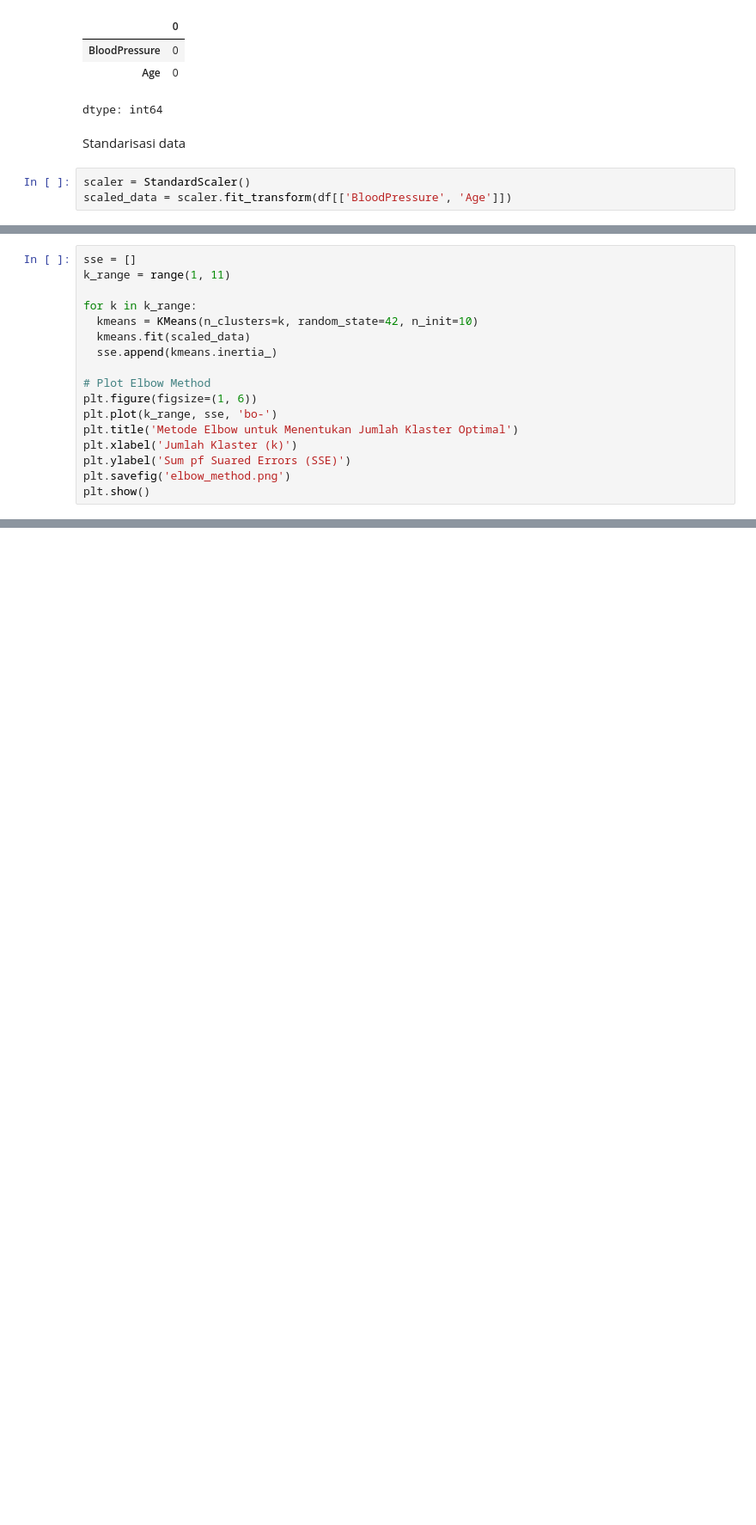
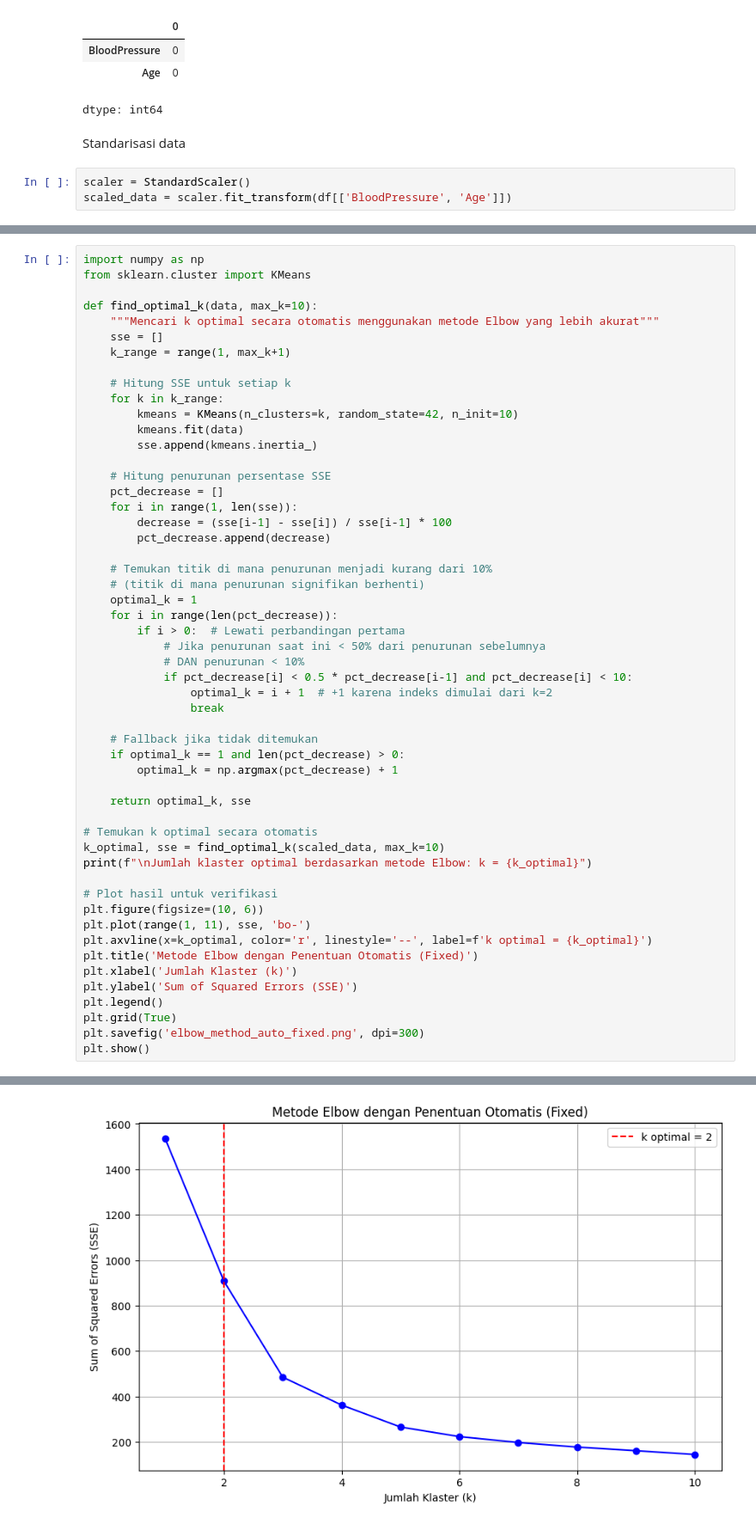
Before and after one commit to LatiefDataVisionary/multivariate-analysis-college-task, a Jupyter notebook: src/KMeans_w11.ipynb, the cells around one changed output, grey strips where cells are left out. Shown at 86% size. Saved outputs shown, nothing was run; the diff lists cells and outputs as text; blank space fills up the shorter version.

```diff
--- a/src/KMeans_w11.ipynb
+++ b/src/KMeans_w11.ipynb
@@ -61,17 +66,0 @@ scaled_data = scaler.fit_transform(df[['BloodPressure', 'Age']])
-# %%
-sse = []
-k_range = range(1, 11)
-
-for k in k_range:
-  kmeans = KMeans(n_clusters=k, random_state=42, n_init=10)
-  kmeans.fit(scaled_data)
-  sse.append(kmeans.inertia_)
-
-# Plot Elbow Method
-plt.figure(figsize=(1, 6))
-plt.plot(k_range, sse, 'bo-')
-plt.title('Metode Elbow untuk Menentukan Jumlah Klaster Optimal')
-plt.xlabel('Jumlah Klaster (k)')
-plt.ylabel('Sum pf Suared Errors (SSE)')
-plt.savefig('elbow_method.png')
-plt.show()
@@ -79,0 +67,54 @@ NameError: name 'scaled_data' is not defined
+# %%
+import numpy as np
+from sklearn.cluster import KMeans
+
+def find_optimal_k(data, max_k=10):
+    """Mencari k optimal secara otomatis menggunakan metode Elbow yang lebih akurat"""
+    sse = []
+    k_range = range(1, max_k+1)
+
+    # Hitung SSE untuk setiap k
+    for k in k_range:
+        kmeans = KMeans(n_clusters=k, random_state=42, n_init=10)
+        kmeans.fit(data)
+        sse.append(kmeans.inertia_)
+
+    # Hitung penurunan persentase SSE
+    pct_decrease = []
+    for i in range(1, len(sse)):
+        decrease = (sse[i-1] - sse[i]) / sse[i-1] * 100
+        pct_decrease.append(decrease)
+
+    # Temukan titik di mana penurunan menjadi kurang dari 10%
+    # (titik di mana penurunan signifikan berhenti)
+    optimal_k = 1
+    for i in range(len(pct_decrease)):
+        if i > 0:  # Lewati perbandingan pertama
+            # Jika penurunan saat ini < 50% dari penurunan sebelumnya
+            # DAN penurunan < 10%
+            if pct_decrease[i] < 0.5 * pct_decrease[i-1] and pct_decrease[i] < 10:
+                optimal_k = i + 1  # +1 karena indeks dimulai dari k=2
+                break
+
+    # Fallback jika tidak ditemukan
+    if optimal_k == 1 and len(pct_decrease) > 0:
+        optimal_k = np.argmax(pct_decrease) + 1
+
+    return optimal_k, sse
+
+# Temukan k optimal secara otomatis
+k_optimal, sse = find_optimal_k(scaled_data, max_k=10)
+print(f"\nJumlah klaster optimal berdasarkan metode Elbow: k = {k_optimal}")
+
+# Plot hasil untuk verifikasi
+plt.figure(figsize=(10, 6))
+plt.plot(range(1, 11), sse, 'bo-')
+plt.axvline(x=k_optimal, color='r', linestyle='--', label=f'k optimal = {k_optimal}')
+plt.title('Metode Elbow dengan Penentuan Otomatis (Fixed)')
+plt.xlabel('Jumlah Klaster (k)')
+plt.ylabel('Sum of Squared Errors (SSE)')
+plt.legend()
+plt.grid(True)
+plt.savefig('elbow_method_auto_fixed.png', dpi=300)
+plt.show()
+# %% [output]
@@ -79,0 +122 @@ NameError: name 'scaled_data' is not defined
+[figure, added]
```
Also changed, not shown: parts of 6 cells of this notebook.
